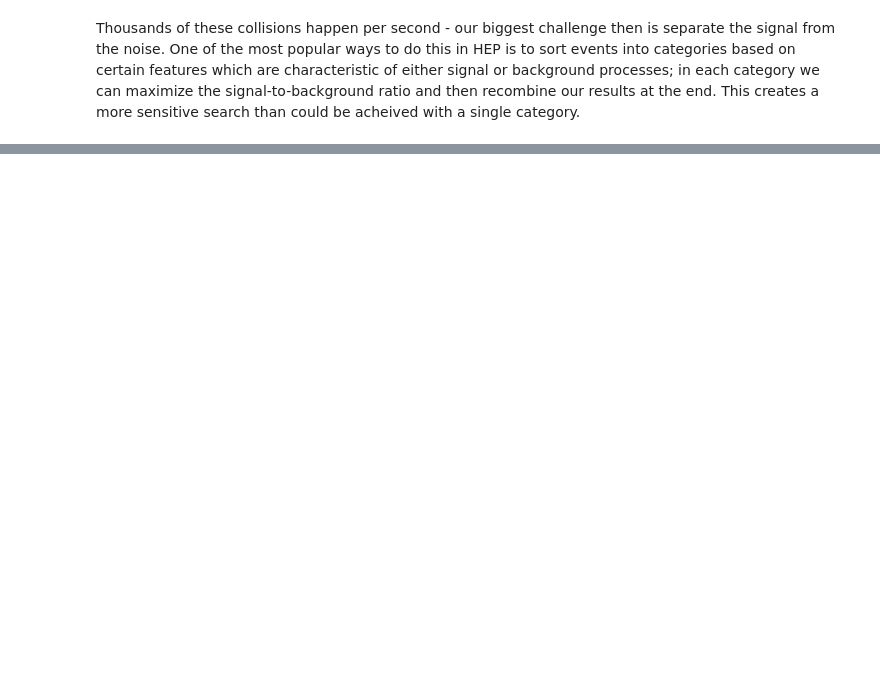
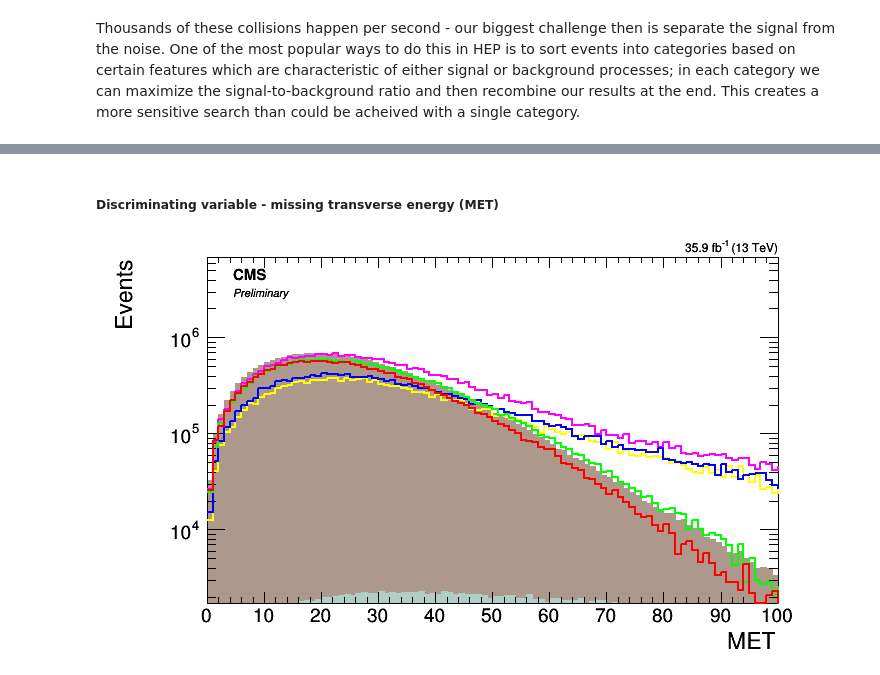
Before and after one commit to ektylr/Nov17Examples, a Jupyter notebook: Nov17_full.ipynb, the cells around one changed output, grey strips where cells are left out. Saved outputs shown, nothing was run; the diff lists cells and outputs as text; code cells hidden in the pictures; blank space fills up the shorter version.

```diff
--- a/Nov17_full.ipynb
+++ b/Nov17_full.ipynb
@@ -19,0 +264,40 @@ Thousands of these collisions happen per second - our biggest challenge then is
+# %% [markdown]
+##### Discriminating variable - missing transverse energy (MET)
+# %%
+varname = 'hMET'
+xtitle = 'MET'
+
+# create canvas
+canv2 = ROOT.TCanvas(varname,varname,50,50,c_width,c_height)
+canv2.cd()
+
+# stack backgrounds
+stack2 = ROOT.THStack('stack','stack')
+for d in reversed(bkg_list):
+    stack2.Add(hists[d][varname])
+
+stack2.Draw('hist')
+stack2.GetXaxis().SetTitle(xtitle)
+stack2.GetYaxis().SetTitle('Events')
+stack2.GetYaxis().SetLabelSize(0.05)
+stack2.SetMaximum(stack.GetHistogram().GetMaximum())
+stack2.GetXaxis().SetRangeUser(0.,100.)
+
+# draw signals
+for d in reversed(sig_list):
+    hists[d][varname].Draw('hist same')
+
+# cms styling
+period_int = 4
+lumipos = 11
+CMS_lumi.writeExtraText = True
+CMS_lumi.extraText = 'Preliminary'
+CMS_lumi.lumi_13TeV = '%0.1f fb^{-1}' % (float(lumi)/1000.)
+if lumi < 1000:
+    CMS_lumi.lumi_13TeV = '%0.1f pb^{-1}' % (float(lumi))
+CMS_lumi.CMS_lumi(canv2,period_int,lumipos)
+
+canv2.SetLogy()
+canv2.Draw()
+# %% [output]
+[figure, added]
```
Also changed, not shown: parts of 13 cells of this notebook.
